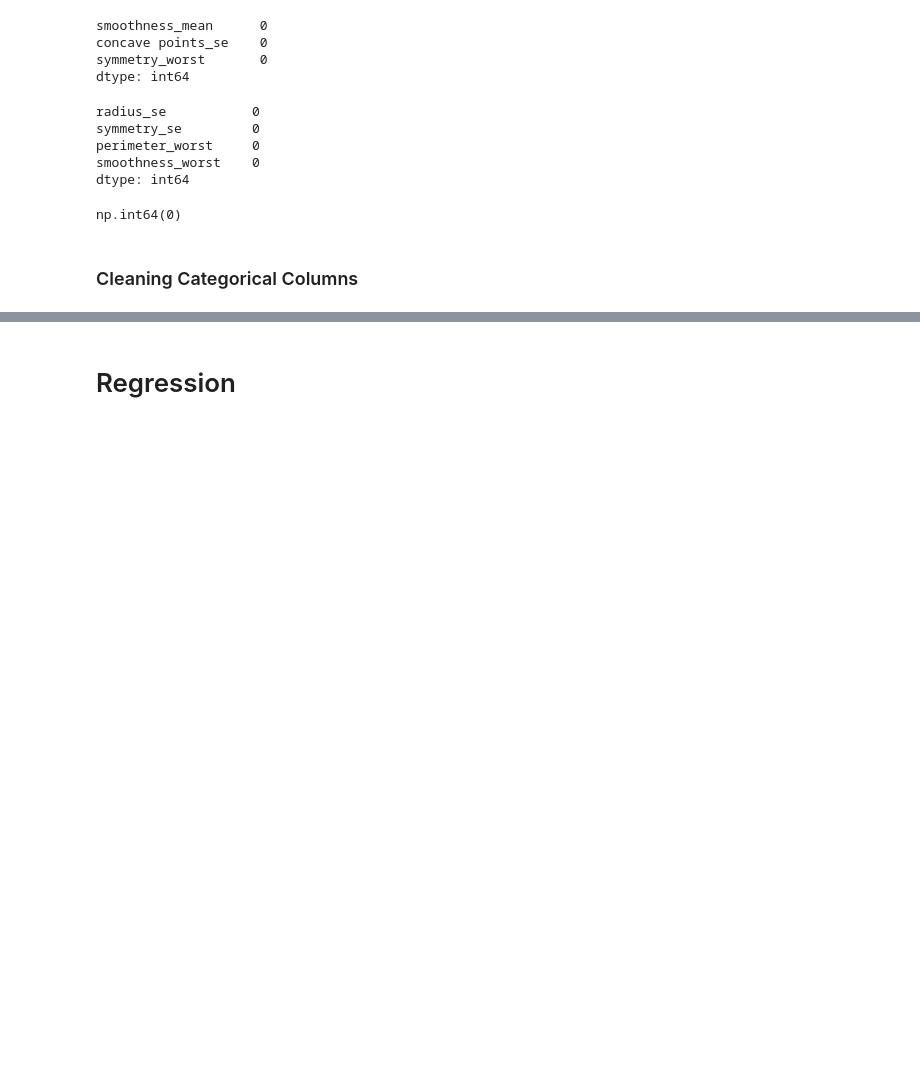
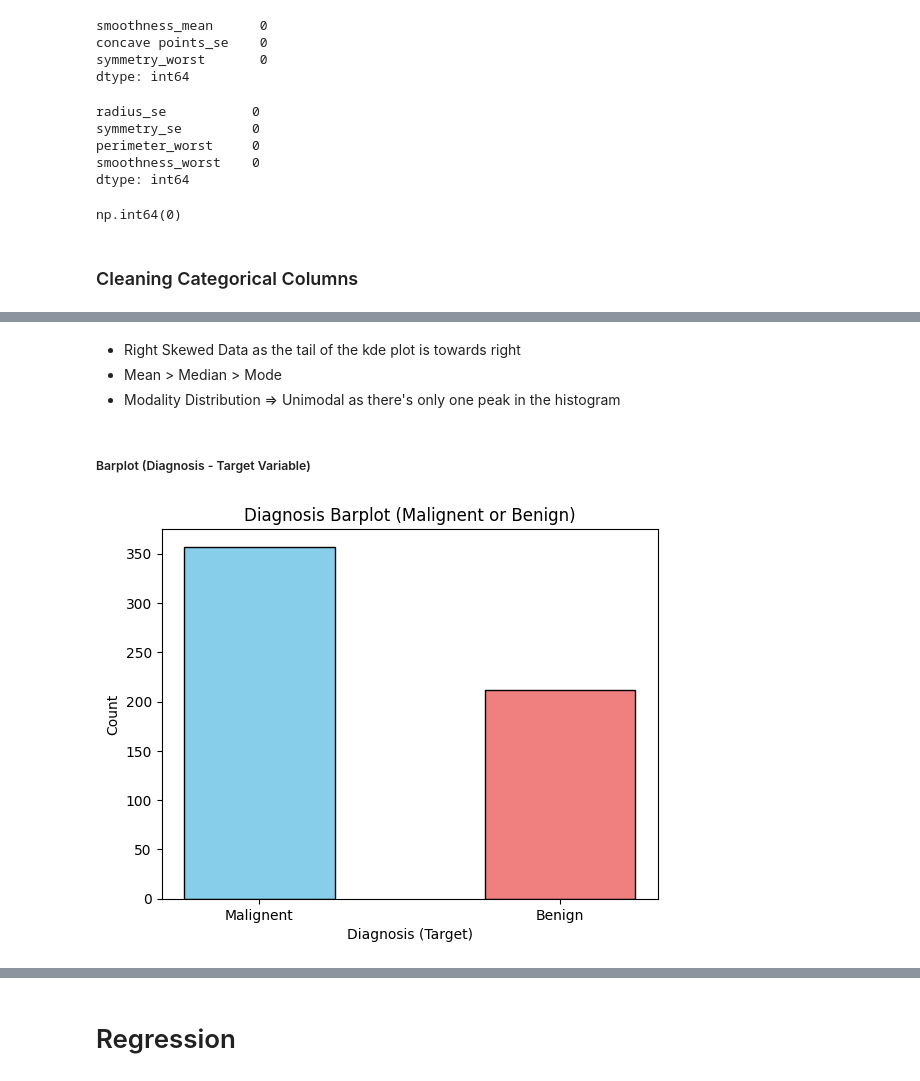
Before and after one commit to ShrDar/EDA-Classification-and-Regression-Models, a Jupyter notebook: notebooks/EDA_Classification_Regression.ipynb, the cells around one changed output, grey strips where cells are left out. Cells and saved outputs as stored; diff of their text form; code cells hidden in the pictures; blank space fills up the shorter version.

```diff
--- a/notebooks/EDA_Classification_Regression.ipynb
+++ b/notebooks/EDA_Classification_Regression.ipynb
@@ -250,0 +360,20 @@ np.int64(0)
+# %% [markdown]
+
+- Right Skewed Data as the tail of the kde plot is towards right
+- Mean > Median > Mode
+- Modality Distribution => Unimodal as there's only one peak in the histogram
+# %% [markdown]
+##### Barplot (Diagnosis - Target Variable)
+# %%
+values = []
+
+labels = ["Malignent", "Benign"]
+
+plt.bar(labels, classification_df['diagnosis'].value_counts(), color = ['skyblue', 'lightcoral'], width=0.5, edgecolor = "000")
+
+plt.title("Diagnosis Barplot (Malignent or Benign)")
+plt.ylabel("Count")
+plt.xlabel("Diagnosis (Target)")
+plt.show()
+# %% [output]
+[figure, added]
```
Also changed, not shown: parts of 18 cells of this notebook.
